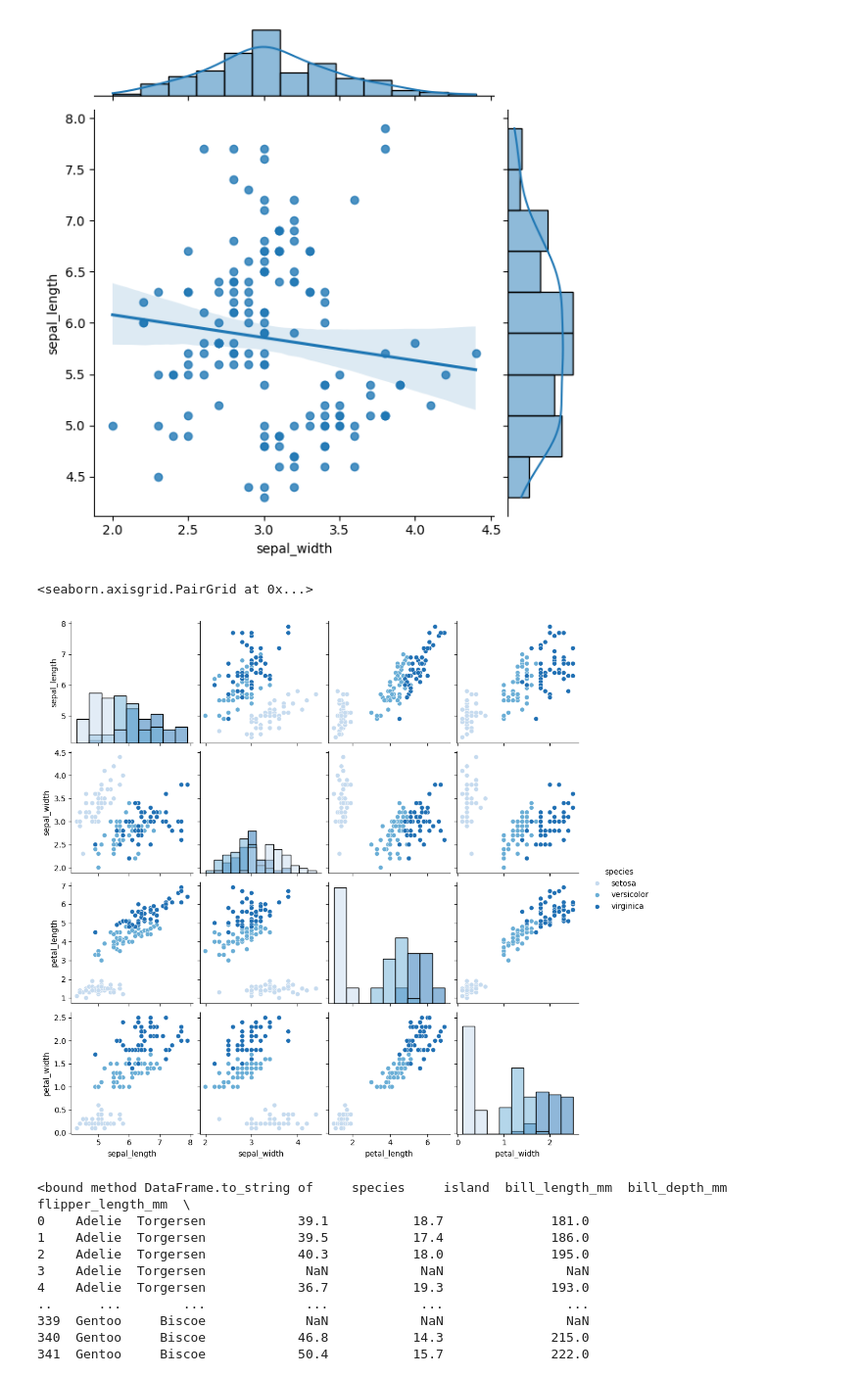
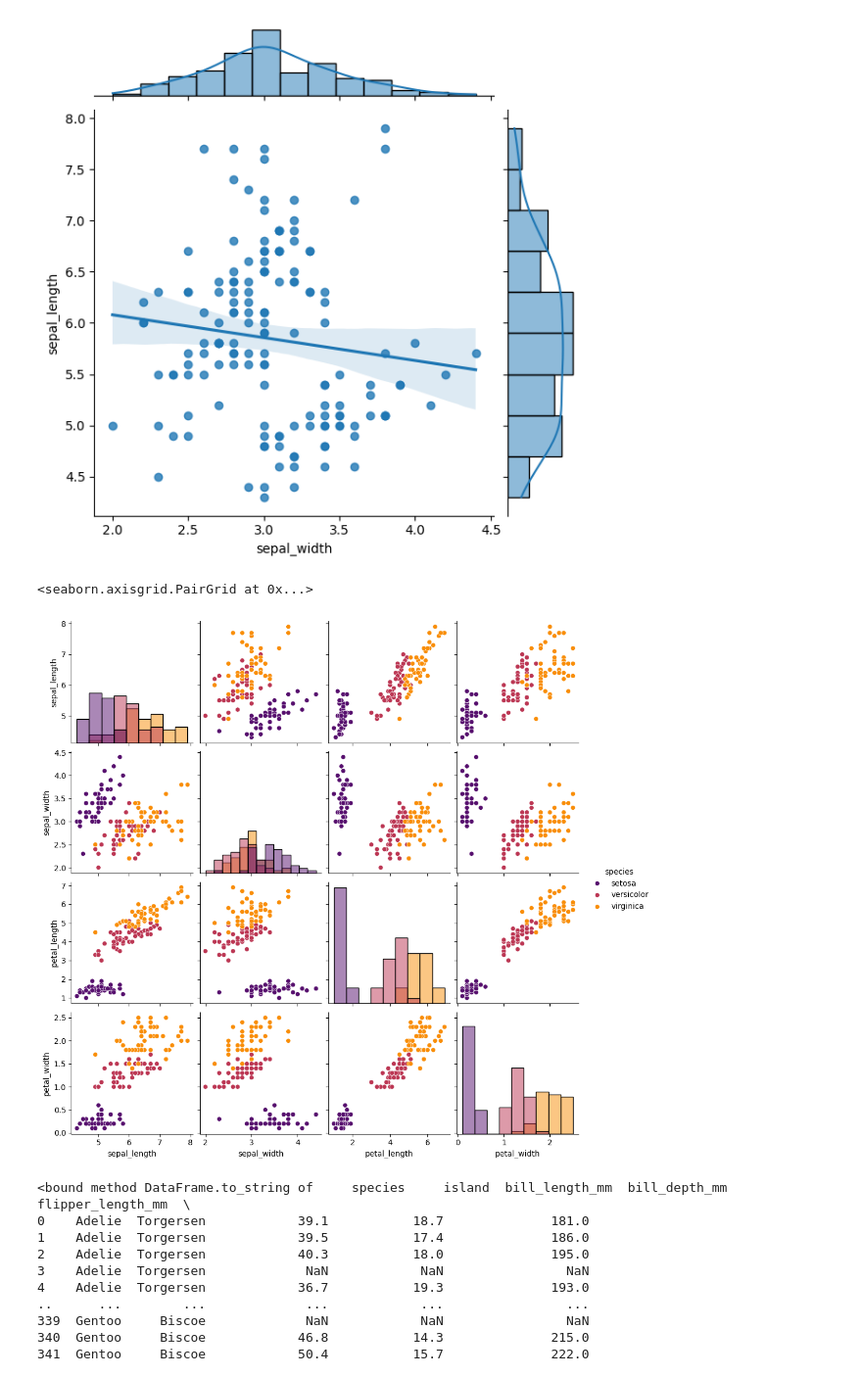
Before and after one commit to naxalatex/matplotlib, a Jupyter notebook: seaborn1.ipynb, the cells around one changed output. Shown at 98% size. Cells and saved outputs as stored; diff of their text form; code cells hidden in the pictures.

```diff
--- a/seaborn1.ipynb
+++ b/seaborn1.ipynb
@@ -90,10 +90,10 @@ sns.jointplot(x='sepal_width', y='sepal_length', data= ir_df, kind='reg')
 <seaborn.axisgrid.JointGrid at 0x...>
 [figure]
 # %%
-sns.pairplot(ir_df, hue='species' , palette='Blues', diag_kind= 'hist')
+sns.pairplot(ir_df, hue='species' , palette='inferno', diag_kind= 'hist')
 # %% [output]
 <seaborn.axisgrid.PairGrid at 0x...>
-[figure, old version]
+[figure, new version]
 # %%
 ia_df= sns.load_dataset('penguins')
 print(ia_df.to_string)
```
Also changed, not shown: parts of 14 cells of this notebook.
